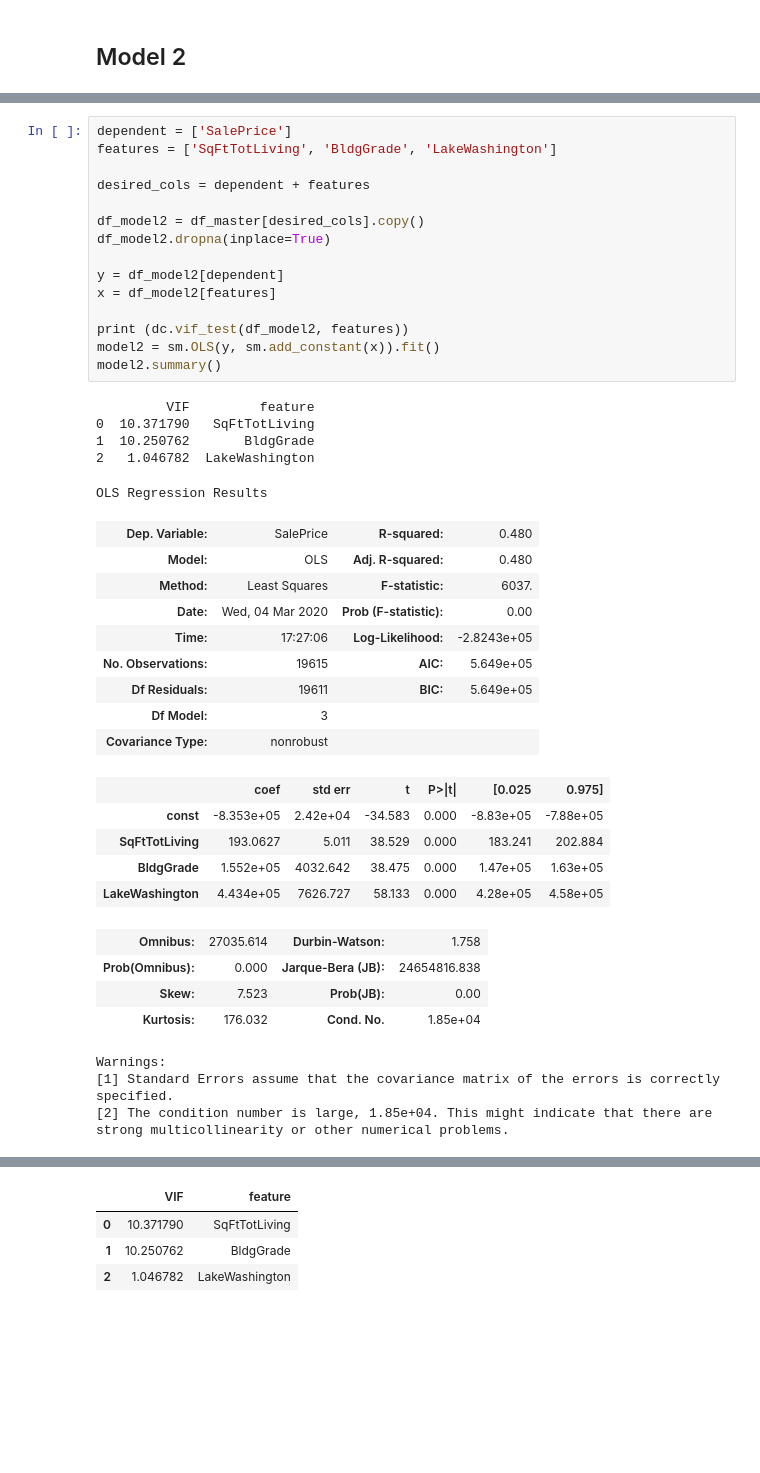
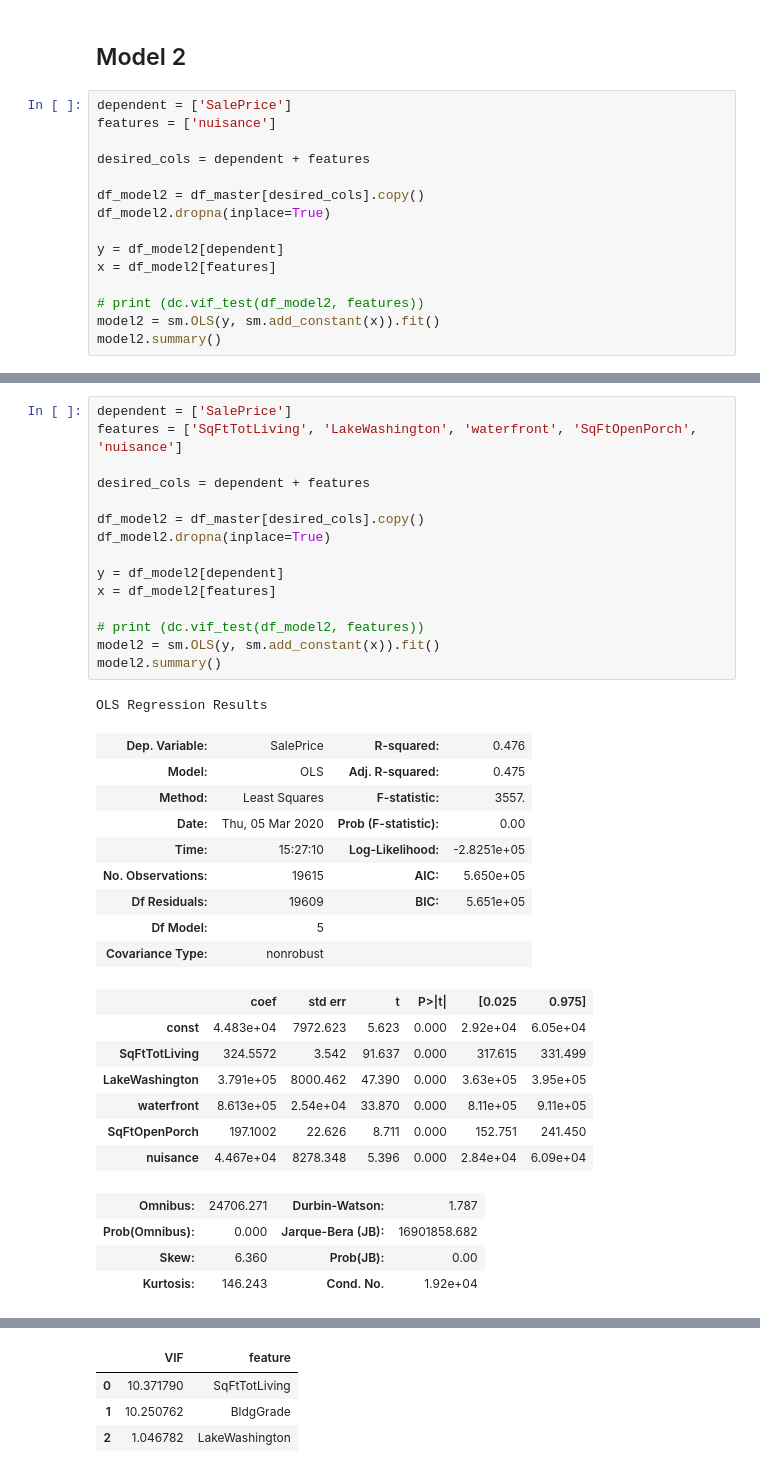
Before and after one commit to Daihongchen/king_county_housing_analysis, a Jupyter notebook: exploratory/01_kyle_dataprep.ipynb, the cells around one changed output, grey strips where cells are left out. Drawn from its saved outputs; the diff is of its cells as text; blank space fills up the shorter version.

```diff
--- a/exploratory/01_kyle_dataprep.ipynb
+++ b/exploratory/01_kyle_dataprep.ipynb
@@ -243,3 +243,18 @@ df_model['SqFtTotLiving'].sort_values(ascending=True)
 Name: SqFtTotLiving, Length: 15703, dtype: int64
 # %% [markdown]
 ## Model 2
+# %%
+dependent = ['SalePrice']
+features = ['nuisance']
+
+desired_cols = dependent + features
+
+df_model2 = df_master[desired_cols].copy()
+df_model2.dropna(inplace=True)
+
+y = df_model2[dependent]
+x = df_model2[features]
+
+# print (dc.vif_test(df_model2, features))
+model2 = sm.OLS(y, sm.add_constant(x)).fit()
+model2.summary()
@@ -246,43 +281,37 @@ Name: SqFtTotLiving, Length: 15703, dtype: int64
 # %%
 dependent = ['SalePrice']
-features = ['SqFtTotLiving', 'BldgGrade', 'LakeWashington']
+features = ['SqFtTotLiving', 'LakeWashington', 'waterfront', 'SqFtOpenPorch', 'nuisance']
 
 desired_cols = dependent + features
 
 df_model2 = df_master[desired_cols].copy()
 df_model2.dropna(inplace=True)
 
 y = df_model2[dependent]
 x = df_model2[features]
 
-print (dc.vif_test(df_model2, features))
+# print (dc.vif_test(df_model2, features))
 model2 = sm.OLS(y, sm.add_constant(x)).fit()
 model2.summary()
 # %% [output]
-         VIF         feature
-0  10.371790   SqFtTotLiving
-1  10.250762       BldgGrade
-2   1.046782  LakeWashington
+OLS Regression Results
-OLS Regression Results
-| Dep. Variable: | SalePrice | R-squared: | 0.480 |
-| Model: | OLS | Adj. R-squared: | 0.480 |
-| Method: | Least Squares | F-statistic: | 6037. |
-| Date: | Wed, 04 Mar 2020 | Prob (F-statistic): | 0.00 |
-| Time: | 17:27:06 | Log-Likelihood: | -2.8243e+05 |
-| No. Observations: | 19615 | AIC: | 5.649e+05 |
-| Df Residuals: | 19611 | BIC: | 5.649e+05 |
-| Df Model: | 3 |  |  |
+| Dep. Variable: | SalePrice | R-squared: | 0.476 |
+| Model: | OLS | Adj. R-squared: | 0.475 |
+| Method: | Least Squares | F-statistic: | 3557. |
+| Date: | Thu, 05 Mar 2020 | Prob (F-statistic): | 0.00 |
+| Time: | 15:27:10 | Log-Likelihood: | -2.8251e+05 |
+| No. Observations: | 19615 | AIC: | 5.650e+05 |
+| Df Residuals: | 19609 | BIC: | 5.651e+05 |
+| Df Model: | 5 |  |  |
 | Covariance Type: | nonrobust |  |  |
 |  | coef | std err | t | P>|t| | [0.025 | 0.975] |
-| const | -8.353e+05 | 2.42e+04 | -34.583 | 0.000 | -8.83e+05 | -7.88e+05 |
-| SqFtTotLiving | 193.0627 | 5.011 | 38.529 | 0.000 | 183.241 | 202.884 |
-| BldgGrade | 1.552e+05 | 4032.642 | 38.475 | 0.000 | 1.47e+05 | 1.63e+05 |
-| LakeWashington | 4.434e+05 | 7626.727 | 58.133 | 0.000 | 4.28e+05 | 4.58e+05 |
+| const | 4.483e+04 | 7972.623 | 5.623 | 0.000 | 2.92e+04 | 6.05e+04 |
+| SqFtTotLiving | 324.5572 | 3.542 | 91.637 | 0.000 | 317.615 | 331.499 |
+| LakeWashington | 3.791e+05 | 8000.462 | 47.390 | 0.000 | 3.63e+05 | 3.95e+05 |
+| waterfront | 8.613e+05 | 2.54e+04 | 33.870 | 0.000 | 8.11e+05 | 9.11e+05 |
+| SqFtOpenPorch | 197.1002 | 22.626 | 8.711 | 0.000 | 152.751 | 241.450 |
+| nuisance | 4.467e+04 | 8278.348 | 5.396 | 0.000 | 2.84e+04 | 6.09e+04 |
-| Omnibus: | 27035.614 | Durbin-Watson: | 1.758 |
-| Prob(Omnibus): | 0.000 | Jarque-Bera (JB): | 24654816.838 |
-| Skew: | 7.523 | Prob(JB): | 0.00 |
-| Kurtosis: | 176.032 | Cond. No. | 1.85e+04 |
+| Omnibus: | 24706.271 | Durbin-Watson: | 1.787 |
+| Prob(Omnibus): | 0.000 | Jarque-Bera (JB): | 16901858.682 |
+| Skew: | 6.360 | Prob(JB): | 0.00 |
+| Kurtosis: | 146.243 | Cond. No. | 1.92e+04 |
-Warnings:
-[1] Standard Errors assume that the covariance matrix of the errors is correctly specified.
-[2] The condition number is large, 1.85e+04. This might indicate that there are
-strong multicollinearity or other numerical problems.
```
Also changed, not shown: parts of 7 cells of this notebook, 2 other files.
